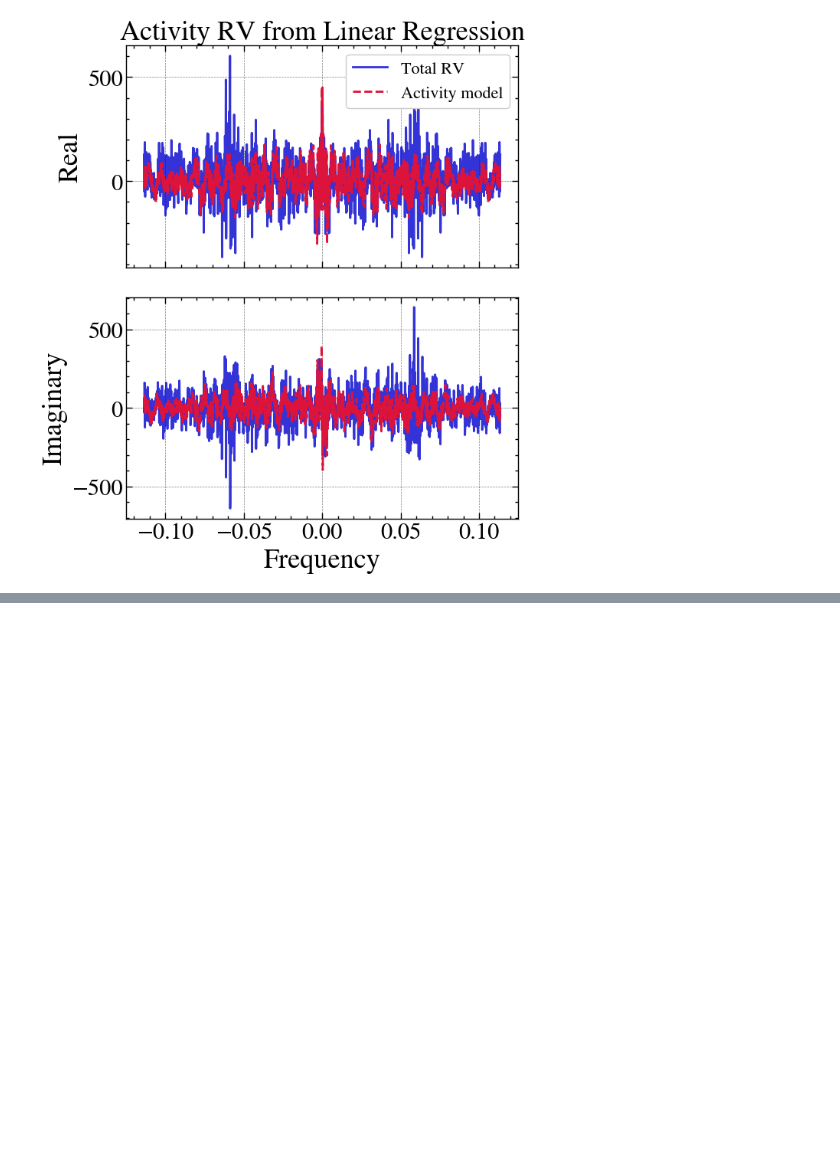
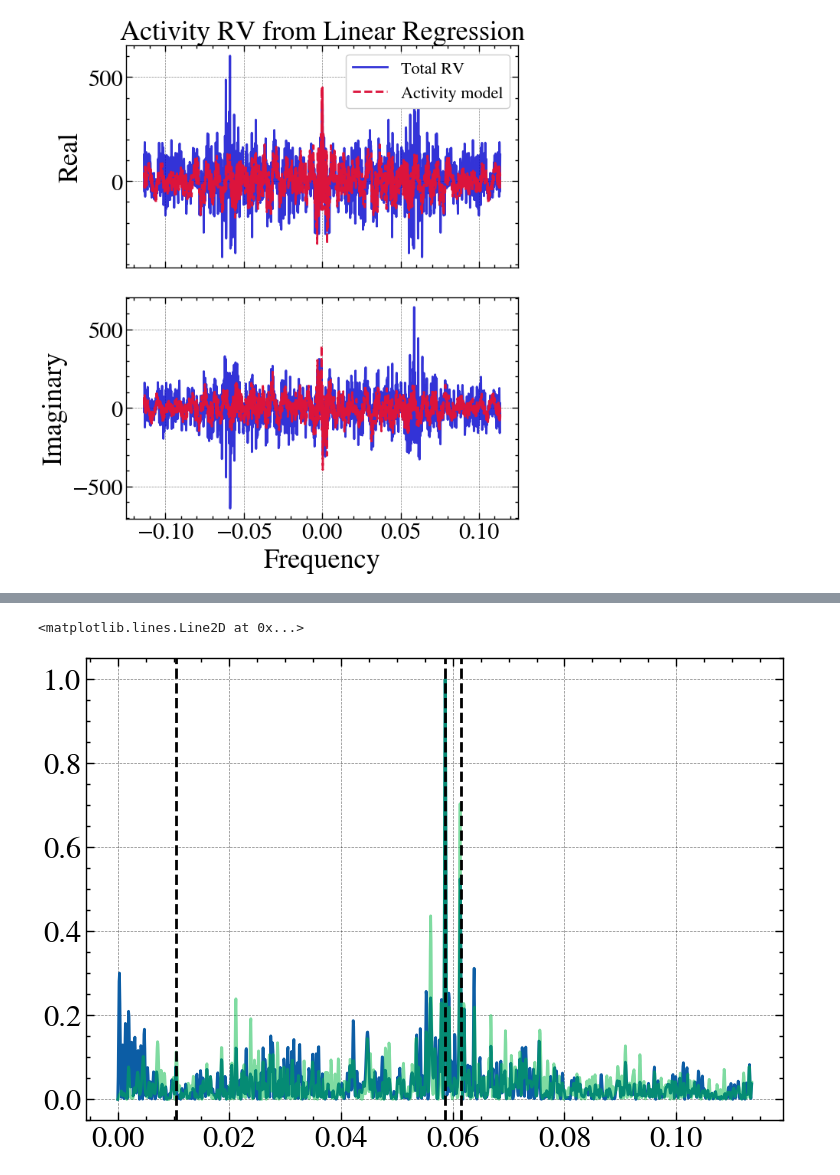
Before and after one commit to vicaleram/fdac, a Jupyter notebook: docs/examples/HD99492_fdac.ipynb, the cells around one changed output, grey strips where cells are left out. Cells and saved outputs as stored; diff of their text form; code cells hidden in the pictures; blank space fills up the shorter version.

```diff
--- a/docs/examples/HD99492_fdac.ipynb
+++ b/docs/examples/HD99492_fdac.ipynb
@@ -125,0 +144,10 @@ fdac.residual_powplot(log=True)
+# %%
+indeces = fdac.fgrid>=0
+plt.plot(fdac.fgrid[indeces], np.abs(fdac.first_FFT[indeces])**2/np.max(np.abs(fdac.first_FFT[indeces])**2))
+plt.plot(fdac.fgrid[indeces], np.abs(fdac.residuals_FFT[indeces])**2/np.max(np.abs(fdac.residuals_FFT[indeces])**2),alpha=0.5)
+plt.axvline(1/17.05, color='k', ls='--')
+plt.axvline(1/17.05 +1/365.25, color='k', ls='--')
+plt.axvline(1/95.4, color= 'k', ls='--')
+# %% [output]
+<matplotlib.lines.Line2D at 0x...>
+[figure, added]
```
Also changed, not shown: parts of 9 cells of this notebook, 1 other file.
